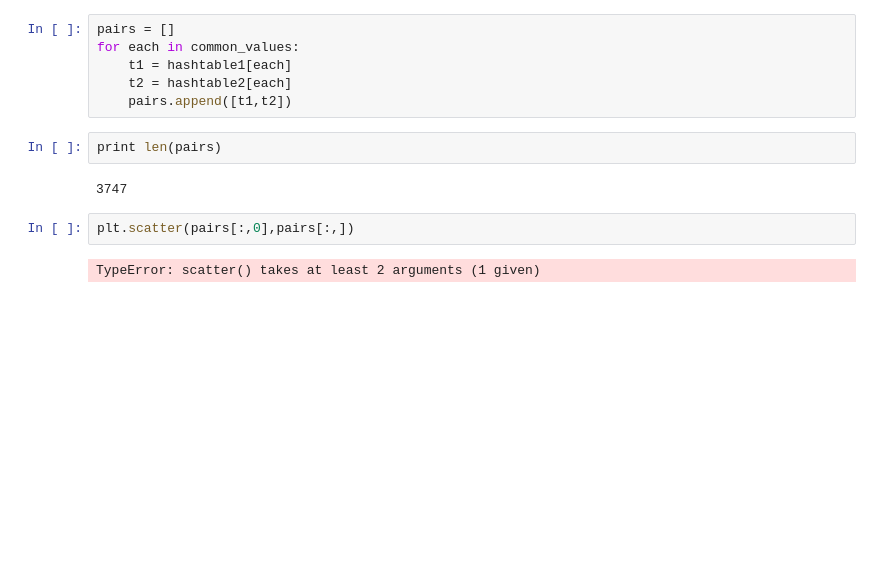
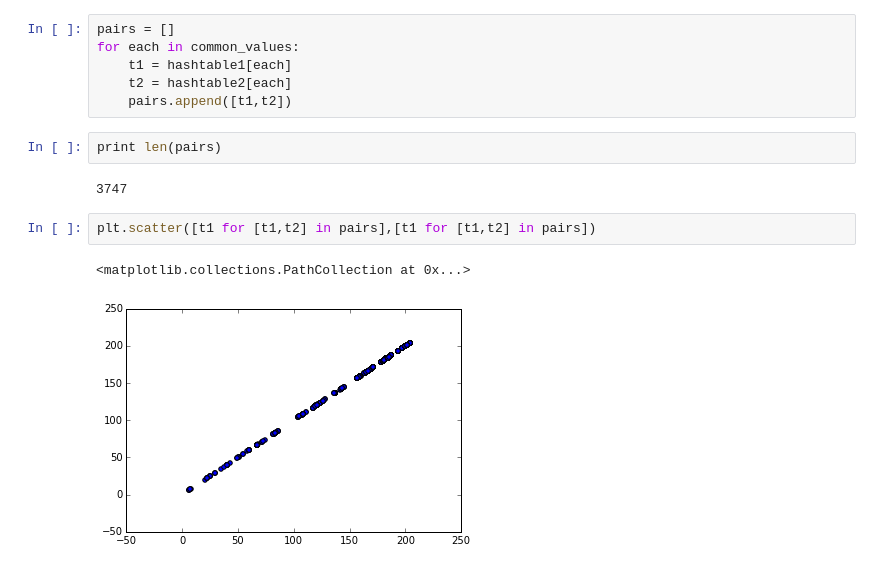
Before and after one commit to yeehanchan/SignalProcessing, a Jupyter notebook: HW2/HW2.ipynb, the cells around one changed output. Cells and saved outputs as stored; diff of their text form; blank space fills up the shorter version.

```diff
--- a/HW2/HW2.ipynb
+++ b/HW2/HW2.ipynb
@@ -138,7 +138,8 @@ for each in common_values:
 print len(pairs)
 # %% [output]
 3747
-# %%
-plt.scatter(pairs[:,0],pairs[:,])
-# %% [output]
-TypeError: scatter() takes at least 2 arguments (1 given)
+# %%
+plt.scatter([t1 for [t1,t2] in pairs],[t1 for [t1,t2] in pairs])
+# %% [output]
+<matplotlib.collections.PathCollection at 0x...>
+[figure, added]
```
